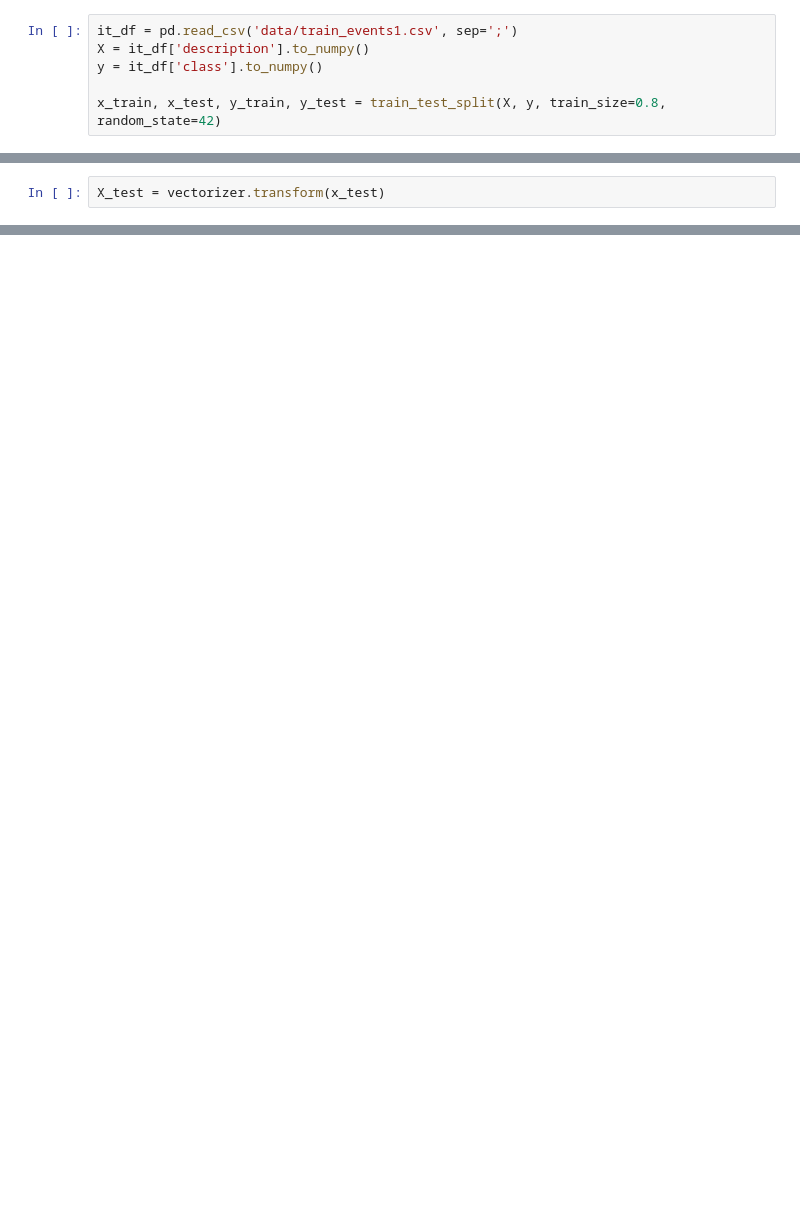
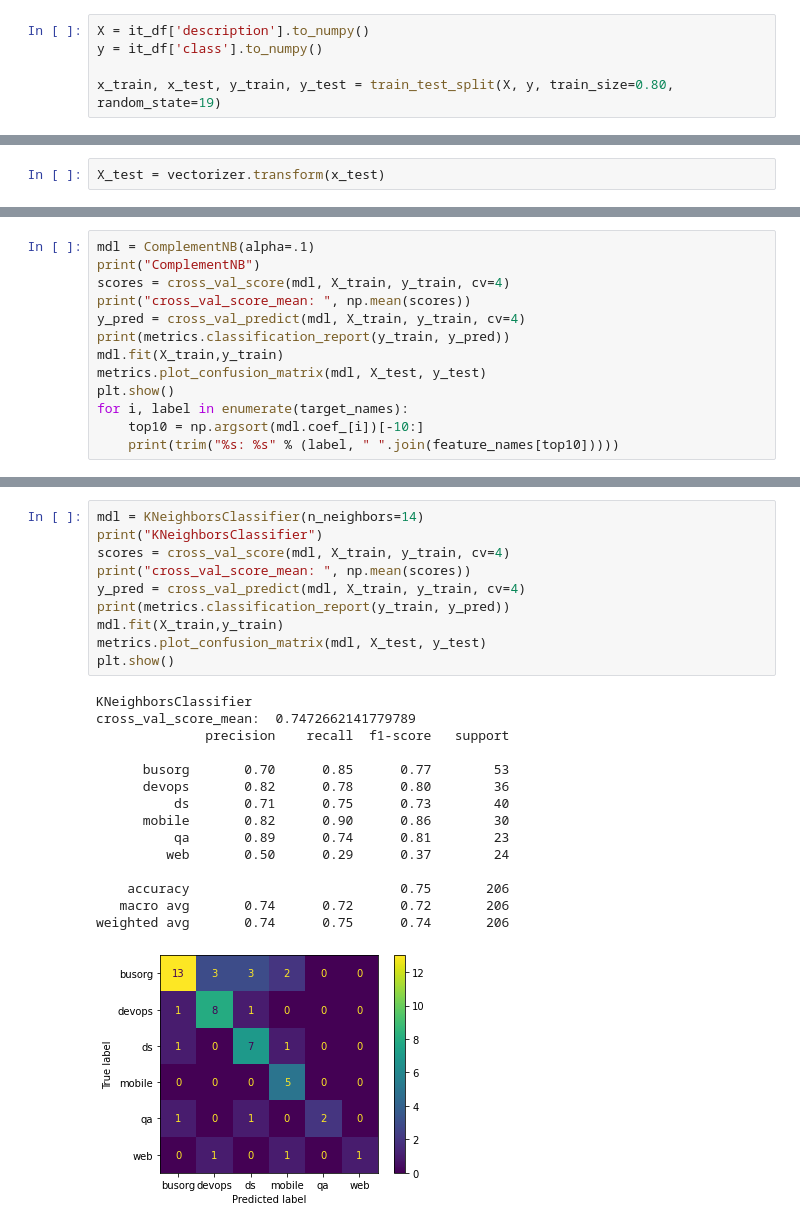
Before and after one commit to developeum/project, a Jupyter notebook: Events_classification.ipynb, the cells around one changed output, grey strips where cells are left out. Drawn from its saved outputs; the diff is of its cells as text; blank space fills up the shorter version.

```diff
--- a/Events_classification.ipynb
+++ b/Events_classification.ipynb
@@ -16,7 +33,6 @@ from sklearn import metrics
 # %%
-it_df = pd.read_csv('data/train_events1.csv', sep=';')
 X = it_df['description'].to_numpy()
 y = it_df['class'].to_numpy()
 
-x_train, x_test, y_train, y_test = train_test_split(X, y, train_size=0.8, random_state=42)
+x_train, x_test, y_train, y_test = train_test_split(X, y, train_size=0.80, random_state=19)
 # %%
@@ -171,0 +154,13 @@ array([0.6       , 0.64285714])
+# %%
+mdl = ComplementNB(alpha=.1)
+print("ComplementNB")
+scores = cross_val_score(mdl, X_train, y_train, cv=4)
+print("cross_val_score_mean: ", np.mean(scores))
+y_pred = cross_val_predict(mdl, X_train, y_train, cv=4)
+print(metrics.classification_report(y_train, y_pred))
+mdl.fit(X_train,y_train)
+metrics.plot_confusion_matrix(mdl, X_test, y_test)
+plt.show()
+for i, label in enumerate(target_names):
+    top10 = np.argsort(mdl.coef_[i])[-10:]
+    print(trim("%s: %s" % (label, " ".join(feature_names[top10]))))
@@ -171,0 +189,26 @@ array([0.6       , 0.64285714])
+# %%
+mdl = KNeighborsClassifier(n_neighbors=14)
+print("KNeighborsClassifier")
+scores = cross_val_score(mdl, X_train, y_train, cv=4)
+print("cross_val_score_mean: ", np.mean(scores))
+y_pred = cross_val_predict(mdl, X_train, y_train, cv=4)
+print(metrics.classification_report(y_train, y_pred))
+mdl.fit(X_train,y_train)
+metrics.plot_confusion_matrix(mdl, X_test, y_test)
+plt.show()
+# %% [output]
+KNeighborsClassifier
+cross_val_score_mean:  0.7472662141779789
+              precision    recall  f1-score   support
+
+      busorg       0.70      0.85      0.77        53
+      devops       0.82      0.78      0.80        36
+          ds       0.71      0.75      0.73        40
+      mobile       0.82      0.90      0.86        30
+          qa       0.89      0.74      0.81        23
+         web       0.50      0.29      0.37        24
+
+    accuracy                           0.75       206
+   macro avg       0.74      0.72      0.72       206
+weighted avg       0.74      0.75      0.74       206
+[figure, added]
```
Also changed, not shown: parts of 17 cells of this notebook, 2 other files.
